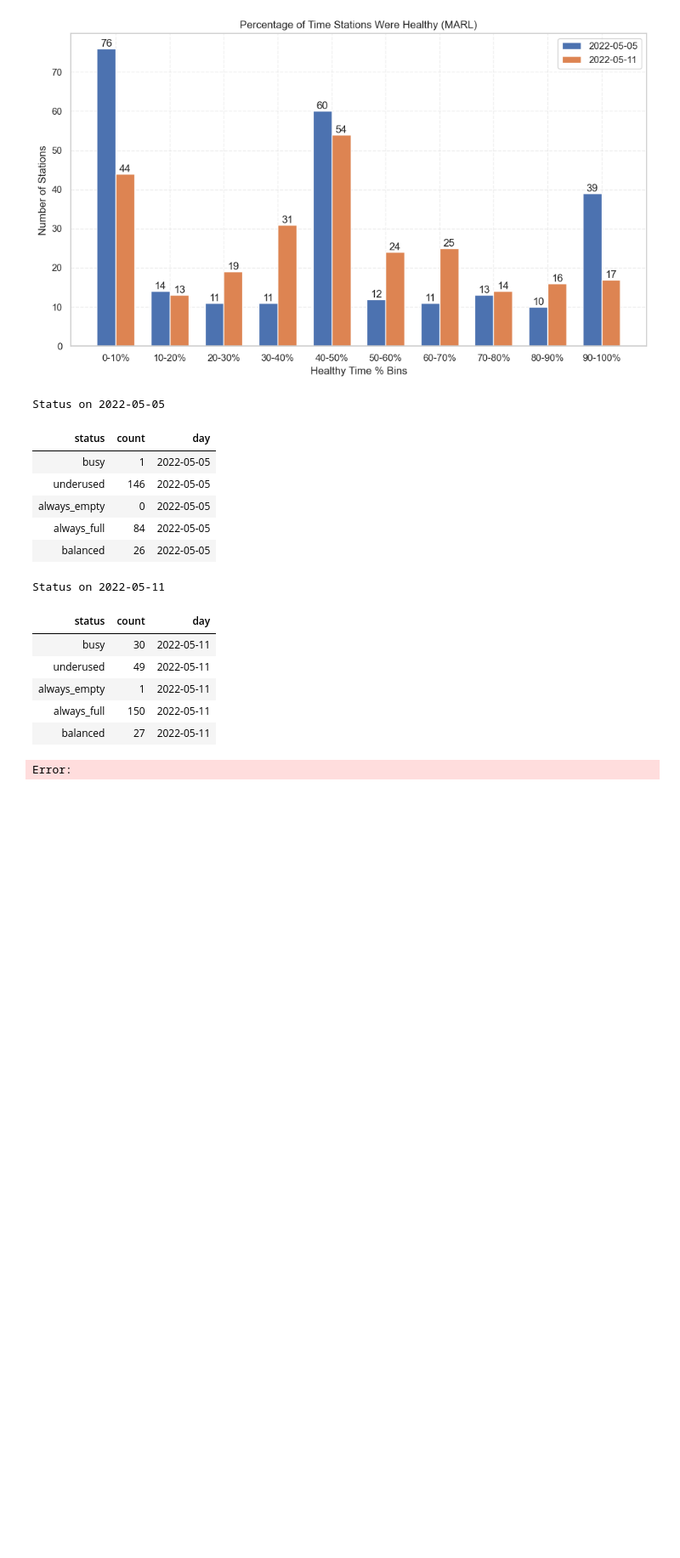
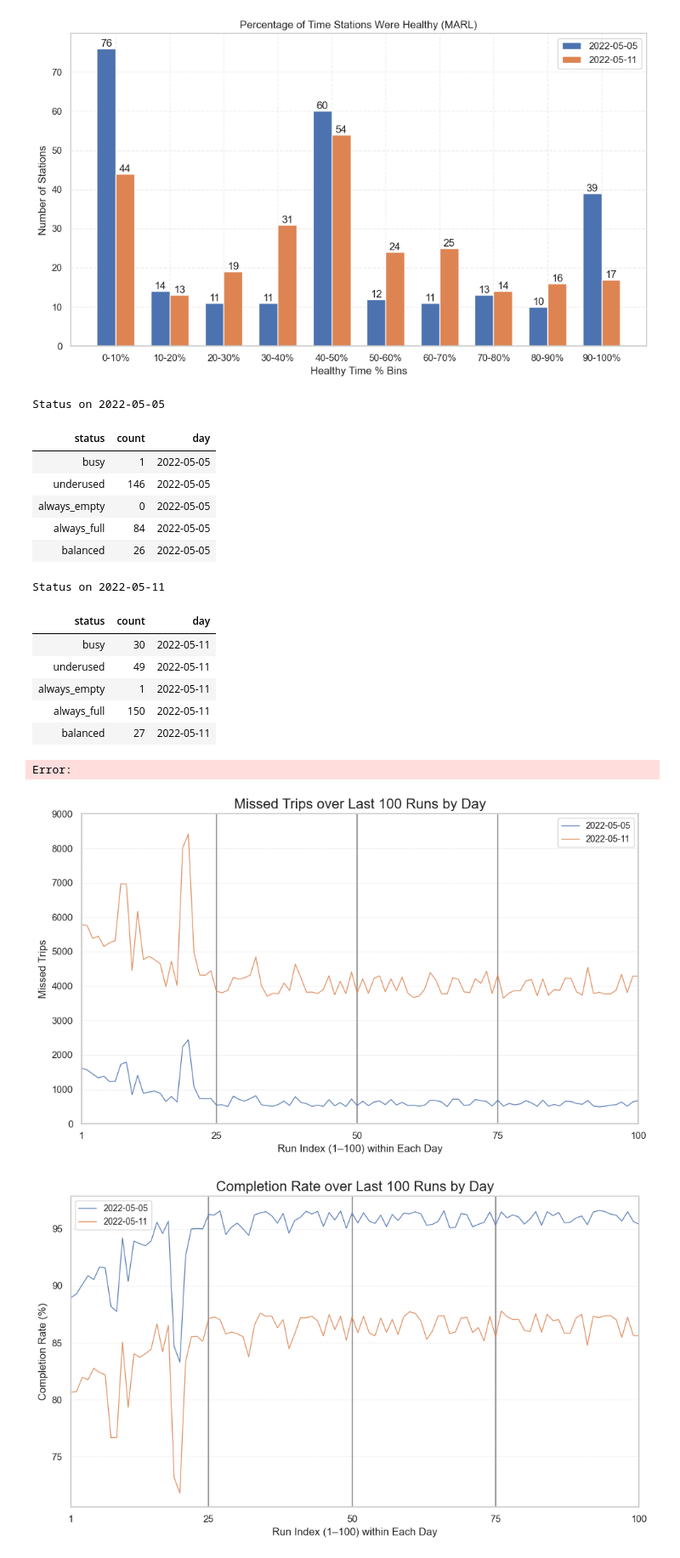
Before and after one commit to IvaNikolova/BikeSharing_project, a Jupyter notebook: data_preparation/plots_marl.ipynb, the cells around one changed output. Shown at 85% size. Cells and saved outputs as stored; diff of their text form; code cells hidden in the pictures; blank space fills up the shorter version.

```diff
--- a/data_preparation/plots_marl.ipynb
+++ b/data_preparation/plots_marl.ipynb
@@ -120,3 +120,81 @@ Status on 2022-05-11
 | always_full | 150 | 2022-05-11 |
 | balanced | 27 | 2022-05-11 |
 Error:
+# %%
+import pandas as pd
+import numpy as np
+import matplotlib.pyplot as plt
+
+# 1) Load the CSV
+df = pd.read_csv('../datasets/daily_summary_marl.csv')
+
+# 2) Take the last 200 rows (2 days × 100 runs each) and reset index
+last200 = df.tail(200).reset_index(drop=True)
+
+# 3) Assign a run index (1–100) within each simulated_day
+last200['run'] = last200.groupby('simulated_day').cumcount() + 1
+
+# 4) Plot styling
+plt.rc('grid', linestyle='--', linewidth=0.5, alpha=0.6)
+vlines = [1, 25, 50, 75, 100]  # separators at key run indices
+
+def plot_metric(col, ylabel, title):
+    fig, ax = plt.subplots(figsize=(10, 6))
+    # Draw vertical separators at runs 1, 25, 50, 75, 100
+    for x in vlines:
+        ax.axvline(x, color='grey', alpha=0.8)
+    # Plot one line per day
+    for day, grp in last200.groupby('simulated_day'):
+        ax.plot(
+            grp['run'],
+            grp[col],
+            label=str(day),
+            linewidth=1,
+            alpha=0.9
+        )
+    ax.set_xlim(1, 100)
+    ax.set_xticks(vlines)
+
+    # If we're plotting missed_trips, force y‐ticks at 1000,2000,…,8000
+    if col == 'missed_trips':
+        # find the highest missed_trips value in last200 so we know how far to go
+        max_miss = last200['missed_trips'].max()
+        # round up to the next 1000 for the top tick
+        top_tick = int(np.ceil(max_miss / 1000.0)) * 1000
+        y_ticks = list(range(0, top_tick + 1, 1000))
+        ax.set_yticks(y_ticks)
+        ax.set_yticklabels([str(t) for t in y_ticks])
+
+    ax.set_title(title, fontsize=16)
+    ax.set_xlabel('Run Index (1–100) within Each Day', fontsize=12)
+    ax.set_ylabel(ylabel, fontsize=12)
+    ax.legend(fontsize=10, frameon=True)
+    ax.grid(True, which='both')
+    plt.tight_layout()
+    plt.show()
+
+# 5) Draw the three requested plots:
+
+# A) Missed Trips (runs 1–100)
+plot_metric(
+    col='missed_trips',
+    ylabel='Missed Trips',
+    title='Missed Trips over Last 100 Runs by Day'
+)
+
+# B) Completion Rate (runs 1–100)
+plot_metric(
+    col='completion_rate',
+    ylabel='Completion Rate (%)',
+    title='Completion Rate over Last 100 Runs by Day'
+)
+
+# C) Bikes Moved 12–13h (runs 1–100)
+plot_metric(
+    col='moved_12_13_h',
+    ylabel='Bikes Moved During 12–13h',
+    title='Bikes Moved During 12–13h over Last 100 Runs by Day'
+)
+# %% [output]
+[figure, added]
+[figure, added]
```
Also changed, not shown: parts of 1 cell of this notebook, 34 other files.
